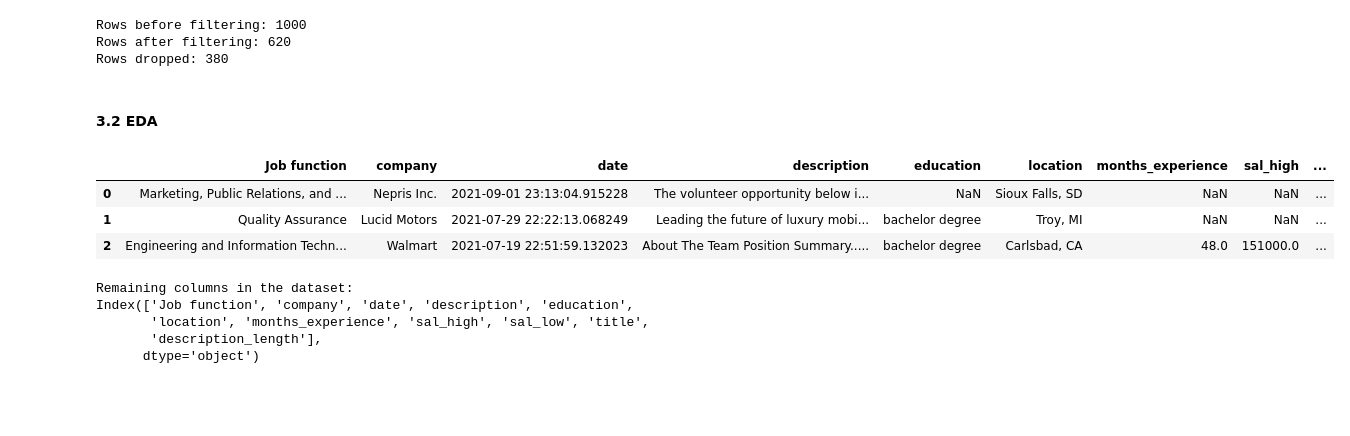
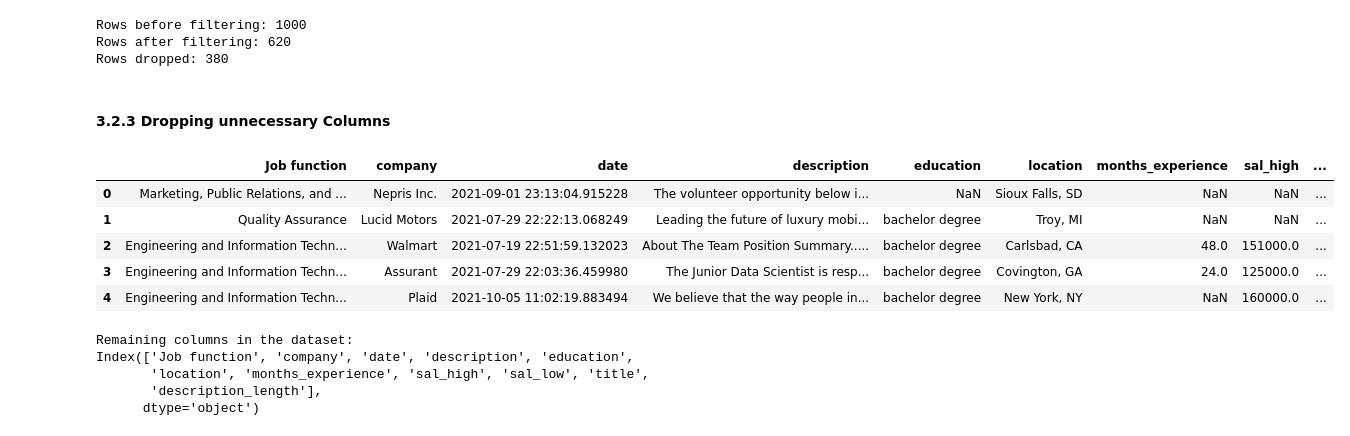
Before and after one commit to Tim60161/workproject_matching_algo, a Jupyter notebook: synthetic_data_binary.ipynb, the cells around one changed output. Drawn from its saved outputs; the diff is of its cells as text; code cells hidden in the pictures; blank space fills up the shorter version.

```diff
--- a/synthetic_data_binary.ipynb
+++ b/synthetic_data_binary.ipynb
@@ -1149,15 +1155,17 @@ print(f"Rows dropped: {rows_dropped}")
 Rows before filtering: 1000
 Rows after filtering: 620
 Rows dropped: 380
-# %% [markdown]
-#### 3.2 EDA
+# %% [markdown]
+#### 3.2.3 Dropping unnecessary Columns
 # %%
-df_filtered_2.head(3)
+df_filtered_2.head()
 # %% [output]
 |  | Job function | company | date | description | education | location | months_experience | sal_high | ... |
 | 0 | Marketing, Public Relations, and ... | Nepris Inc. | 2021-09-01 23:13:04.915228 | The volunteer opportunity below i... | NaN | Sioux Falls, SD | NaN | NaN | ... |
 | 1 | Quality Assurance | Lucid Motors | 2021-07-29 22:22:13.068249 | Leading the future of luxury mobi... | bachelor degree | Troy, MI | NaN | NaN | ... |
 | 2 | Engineering and Information Techn... | Walmart | 2021-07-19 22:51:59.132023 | About The Team Position Summary..... | bachelor degree | Carlsbad, CA | 48.0 | 151000.0 | ... |
+| 3 | Engineering and Information Techn... | Assurant | 2021-07-29 22:03:36.459980 | The Junior Data Scientist is resp... | bachelor degree | Covington, GA | 24.0 | 125000.0 | ... |
+| 4 | Engineering and Information Techn... | Plaid | 2021-10-05 11:02:19.883494 | We believe that the way people in... | bachelor degree | New York, NY | NaN | 160000.0 | ... |
 # %%
 # List of columns to drop
 columns_to_drop = [
```
Also changed, not shown: parts of 61 cells of this notebook.
